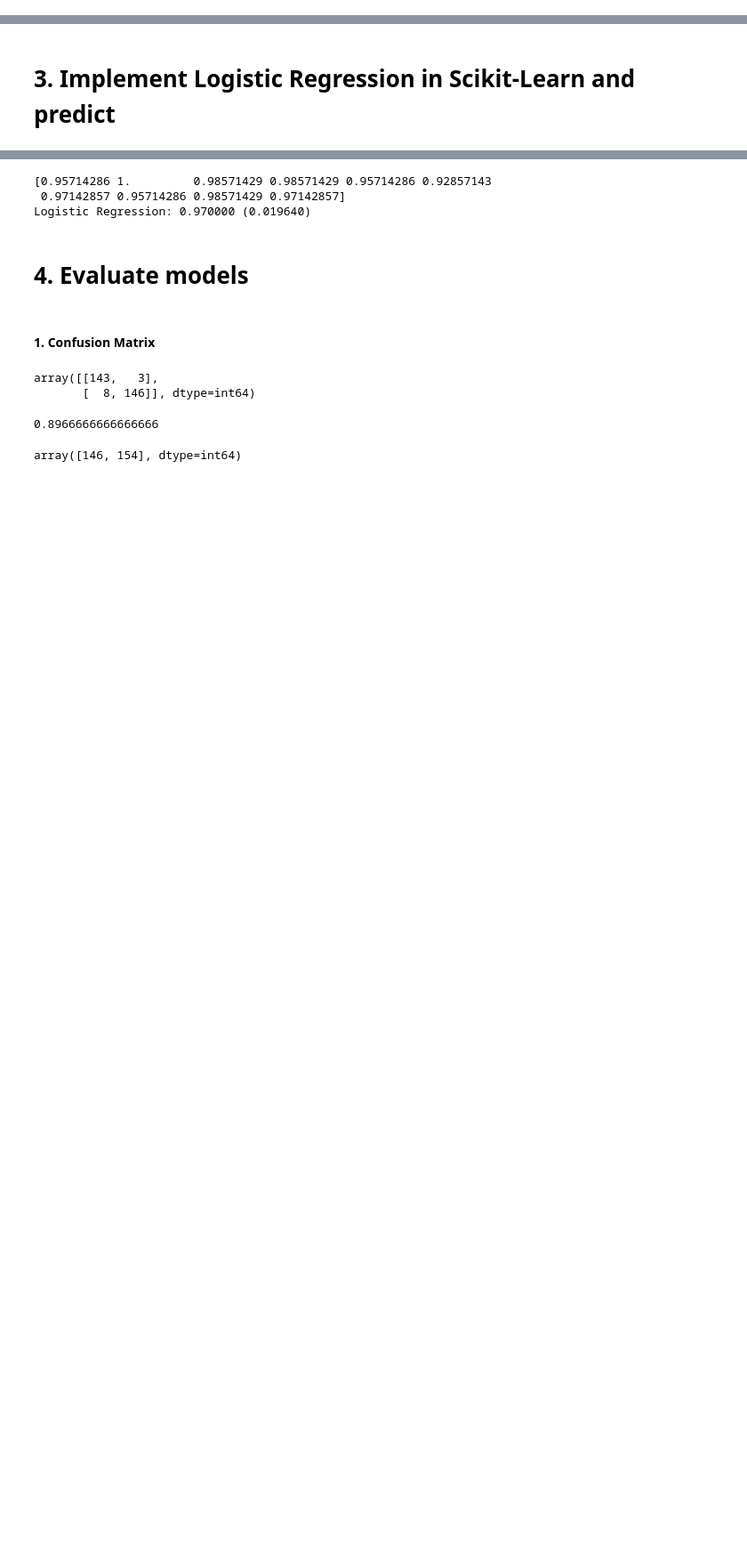
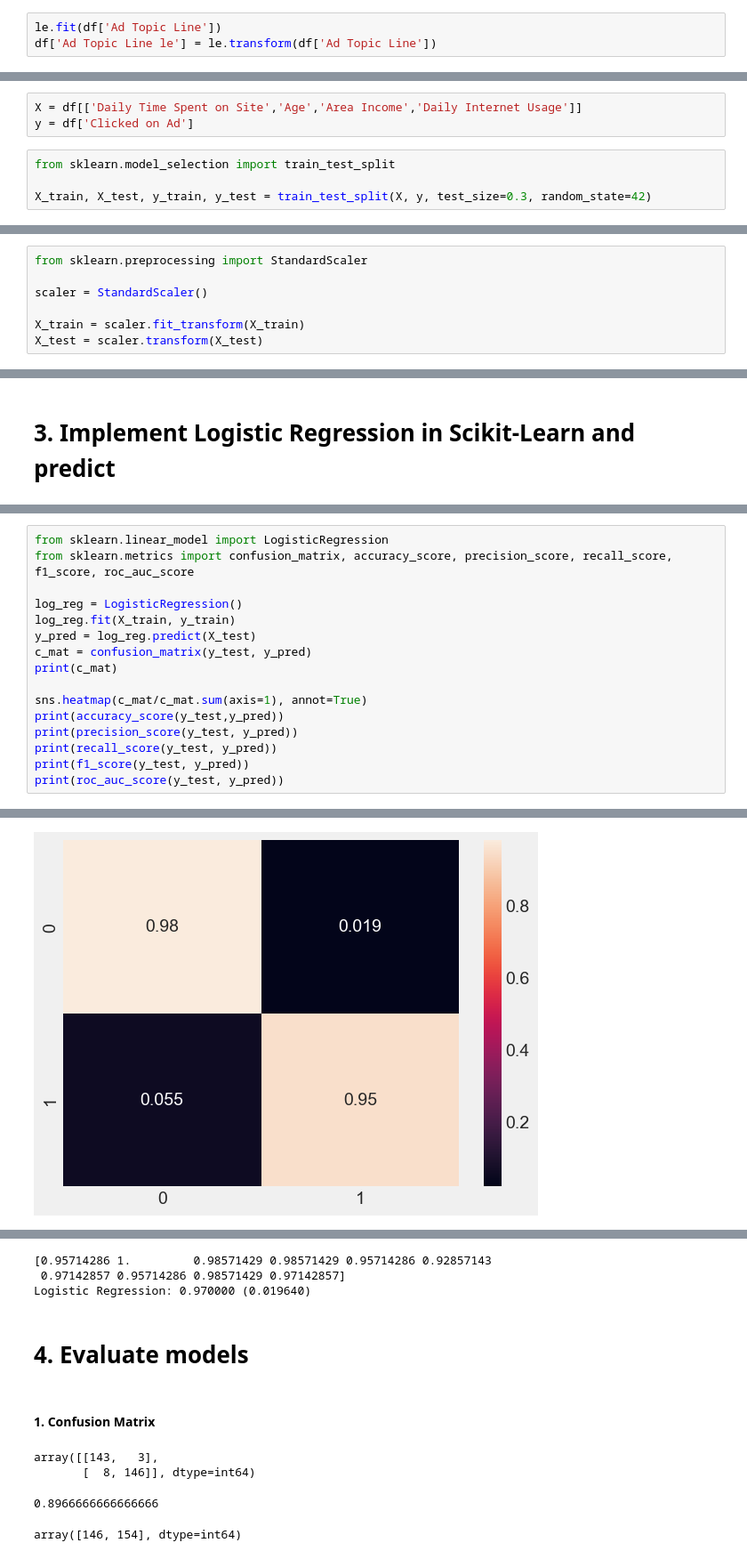
Before and after one commit to albertoromv/ds-nov23-thebridge, a Jupyter notebook: 3_Machine_learning/3.2_Supervisado/3.2.2_Logistic_Regression/Logistic-regression predict-ad-click - aula.ipynb, the cells around one changed output, grey strips where cells are left out. Shown at 89% size. Drawn from its saved outputs; the diff is of its cells as text; blank space fills up the shorter version.

```diff
--- a/3_Machine_learning/3.2_Supervisado/3.2.2_Logistic_Regression/Logistic-regression predict-ad-click - aula.ipynb
+++ b/3_Machine_learning/3.2_Supervisado/3.2.2_Logistic_Regression/Logistic-regression predict-ad-click - aula.ipynb
@@ -158,0 +129,3 @@ Index(['Daily Time Spent on Site', 'Age', 'Area Income',
+# %%
+le.fit(df['Ad Topic Line'])
+df['Ad Topic Line le'] = le.transform(df['Ad Topic Line'])
@@ -169,0 +176,7 @@ Index(['Daily Time Spent on Site', 'Age', 'Area Income',
+# %%
+X = df[['Daily Time Spent on Site','Age','Area Income','Daily Internet Usage']]
+y = df['Clicked on Ad']
+# %%
+from sklearn.model_selection import train_test_split
+
+X_train, X_test, y_train, y_test = train_test_split(X, y, test_size=0.3, random_state=42)
@@ -181,0 +204,7 @@ array([[7.565000e+01, 3.900000e+01, 6.402155e+04, 2.479000e+02],
+# %%
+from sklearn.preprocessing import StandardScaler
+
+scaler = StandardScaler()
+
+X_train = scaler.fit_transform(X_train)
+X_test = scaler.transform(X_test)
@@ -191,0 +223,17 @@ array([[7.565000e+01, 3.900000e+01, 6.402155e+04, 2.479000e+02],
+# %%
+from sklearn.linear_model import LogisticRegression
+from sklearn.metrics import confusion_matrix, accuracy_score, precision_score, recall_score, f1_score, roc_auc_score
+
+log_reg = LogisticRegression()
+log_reg.fit(X_train, y_train)
+y_pred = log_reg.predict(X_test)
+c_mat = confusion_matrix(y_test, y_pred)
+print(c_mat)
+
+sns.heatmap(c_mat/c_mat.sum(axis=1), annot=True)
+print(accuracy_score(y_test,y_pred))
+print(precision_score(y_test, y_pred))
+print(recall_score(y_test, y_pred))
+print(f1_score(y_test, y_pred))
+print(roc_auc_score(y_test, y_pred))
+# %% [output]
@@ -191,0 +247 @@ array([[7.565000e+01, 3.900000e+01, 6.402155e+04, 2.479000e+02],
+[figure, added]
```
Also changed, not shown: parts of 43 cells of this notebook, 8 other files.
